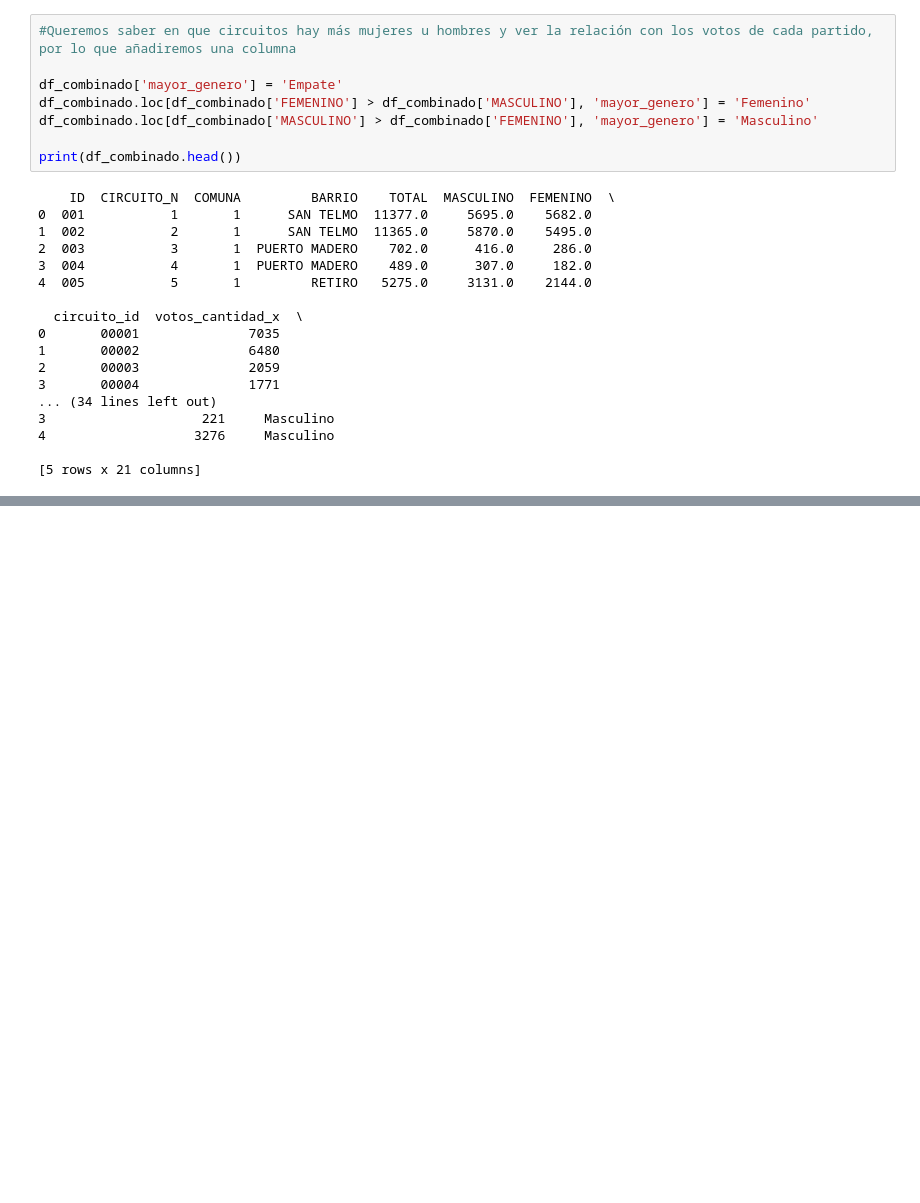
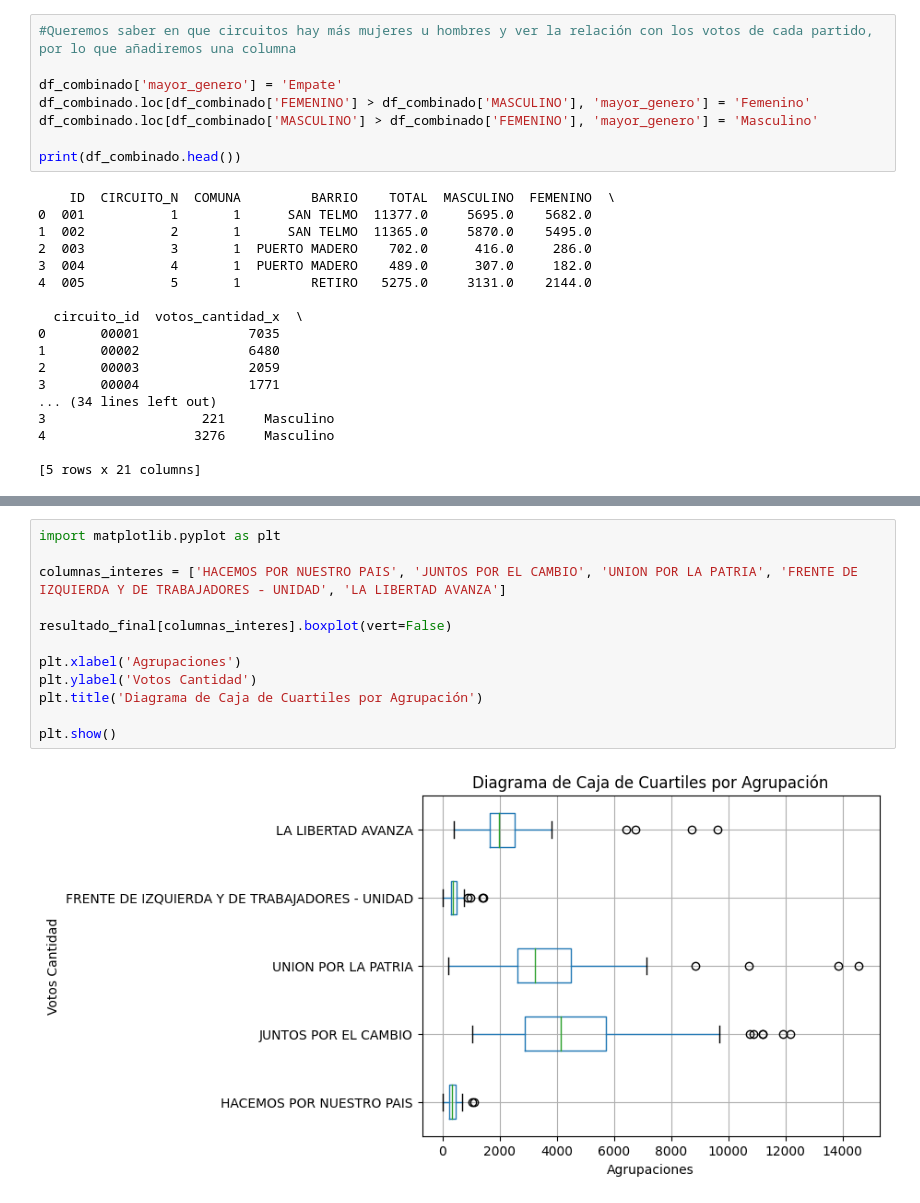
Before and after one commit to ClauBDA/metop, a Jupyter notebook: consigna_dos/consigna_dos.ipynb, the cells around one changed output, grey strips where cells are left out. Drawn from its saved outputs; the diff is of its cells as text; blank space fills up the shorter version.

```diff
--- a/consigna_dos/consigna_dos.ipynb
+++ b/consigna_dos/consigna_dos.ipynb
@@ -712,0 +835,14 @@ print(df_combinado.head())
+# %%
+import matplotlib.pyplot as plt
+
+columnas_interes = ['HACEMOS POR NUESTRO PAIS', 'JUNTOS POR EL CAMBIO', 'UNION POR LA PATRIA', 'FRENTE DE IZQUIERDA Y DE TRABAJADORES - UNIDAD', 'LA LIBERTAD AVANZA']
+
+resultado_final[columnas_interes].boxplot(vert=False)
+
+plt.xlabel('Agrupaciones')
+plt.ylabel('Votos Cantidad')
+plt.title('Diagrama de Caja de Cuartiles por Agrupación')
+
+plt.show()
+# %% [output]
+[figure, added]
```
Also changed, not shown: parts of 19 cells of this notebook.
